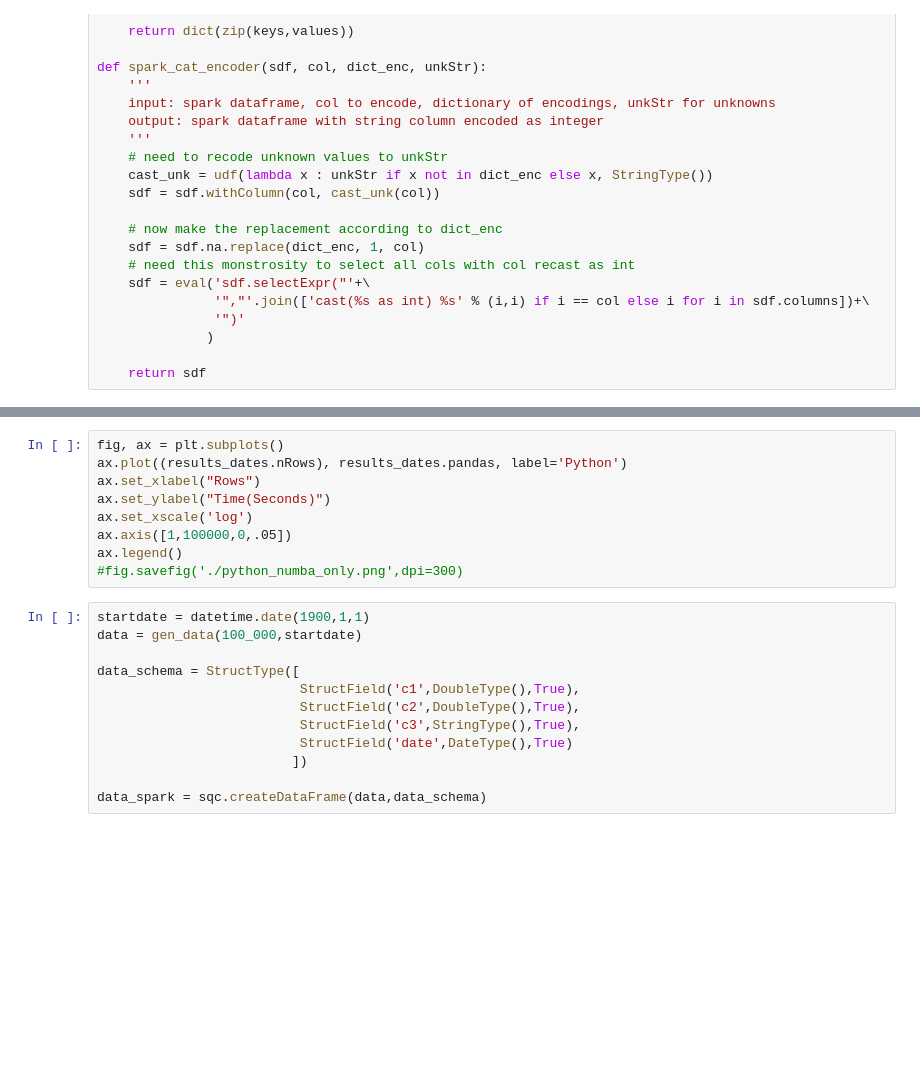
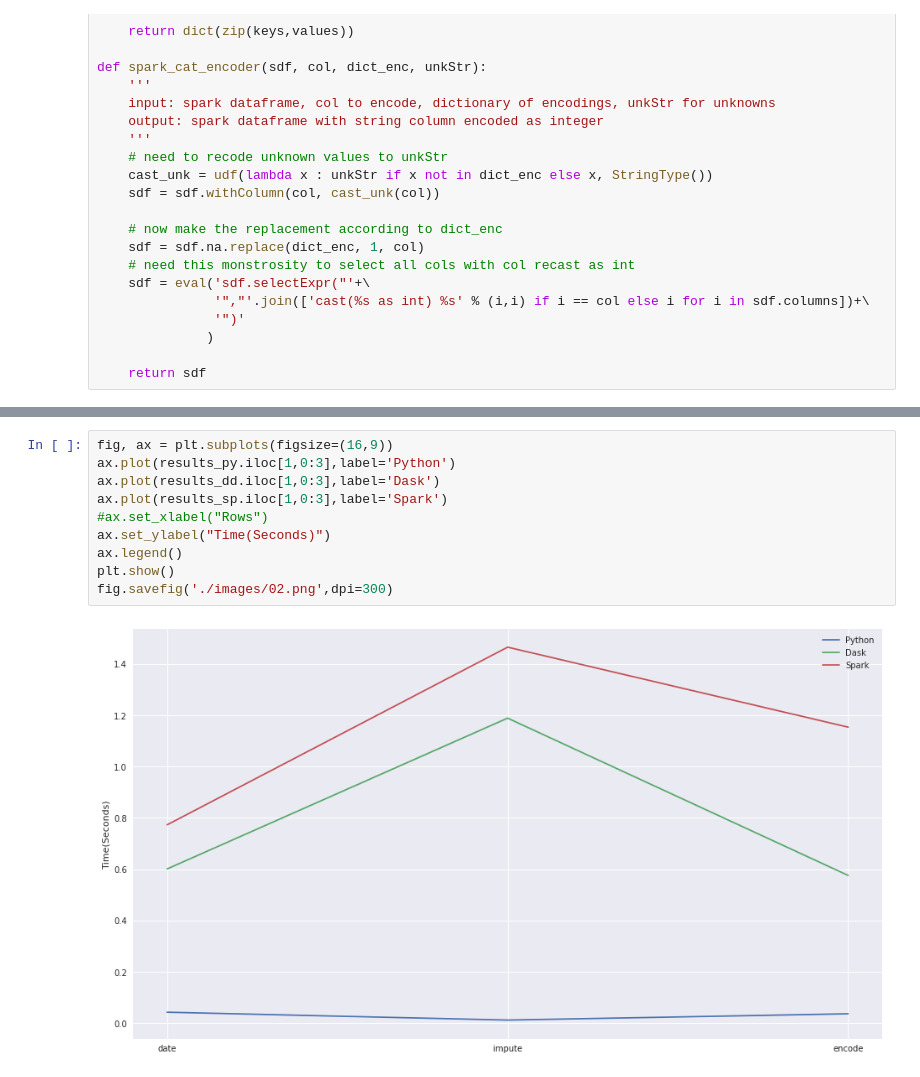
Before and after one commit to ernestk-git/data-scientist-ish, a Jupyter notebook: parallel_preprocessing_comparison.ipynb, the cells around one changed output, grey strips where cells are left out. Drawn from its saved outputs; the diff is of its cells as text; blank space fills up the shorter version.

```diff
--- a/parallel_preprocessing_comparison.ipynb
+++ b/parallel_preprocessing_comparison.ipynb
@@ -505,21 +649,12 @@ for i,nIter in enumerate(row_range):
 # %%
-fig, ax = plt.subplots()
-ax.plot((results_dates.nRows), results_dates.pandas, label='Python')
-ax.set_xlabel("Rows")
+fig, ax = plt.subplots(figsize=(16,9))
+ax.plot(results_py.iloc[1,0:3],label='Python')
+ax.plot(results_dd.iloc[1,0:3],label='Dask')
+ax.plot(results_sp.iloc[1,0:3],label='Spark')
+#ax.set_xlabel("Rows")
 ax.set_ylabel("Time(Seconds)")
-ax.set_xscale('log')
-ax.axis([1,100000,0,.05])
 ax.legend()
-#fig.savefig('./python_numba_only.png',dpi=300)
+plt.show()
+fig.savefig('./images/02.png',dpi=300)
+# %% [output]
+[figure, added]
-# %%
-startdate = datetime.date(1900,1,1)
-data = gen_data(100_000,startdate)
-
-data_schema = StructType([
-                          StructField('c1',DoubleType(),True),
-                          StructField('c2',DoubleType(),True),
-                          StructField('c3',StringType(),True),
-                          StructField('date',DateType(),True)
-                         ])
-
-data_spark = sqc.createDataFrame(data,data_schema)
```
Also changed, not shown: parts of 30 cells of this notebook, 1 other file.
